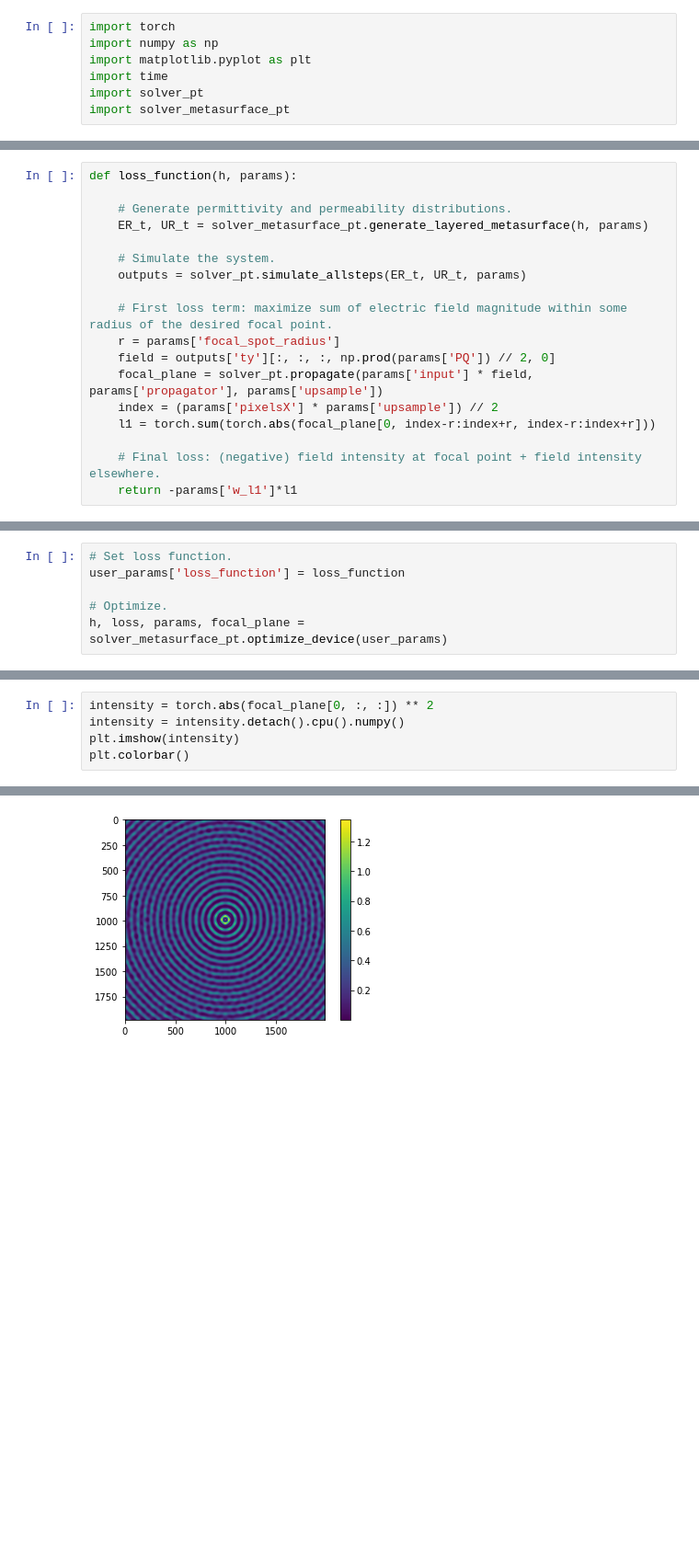
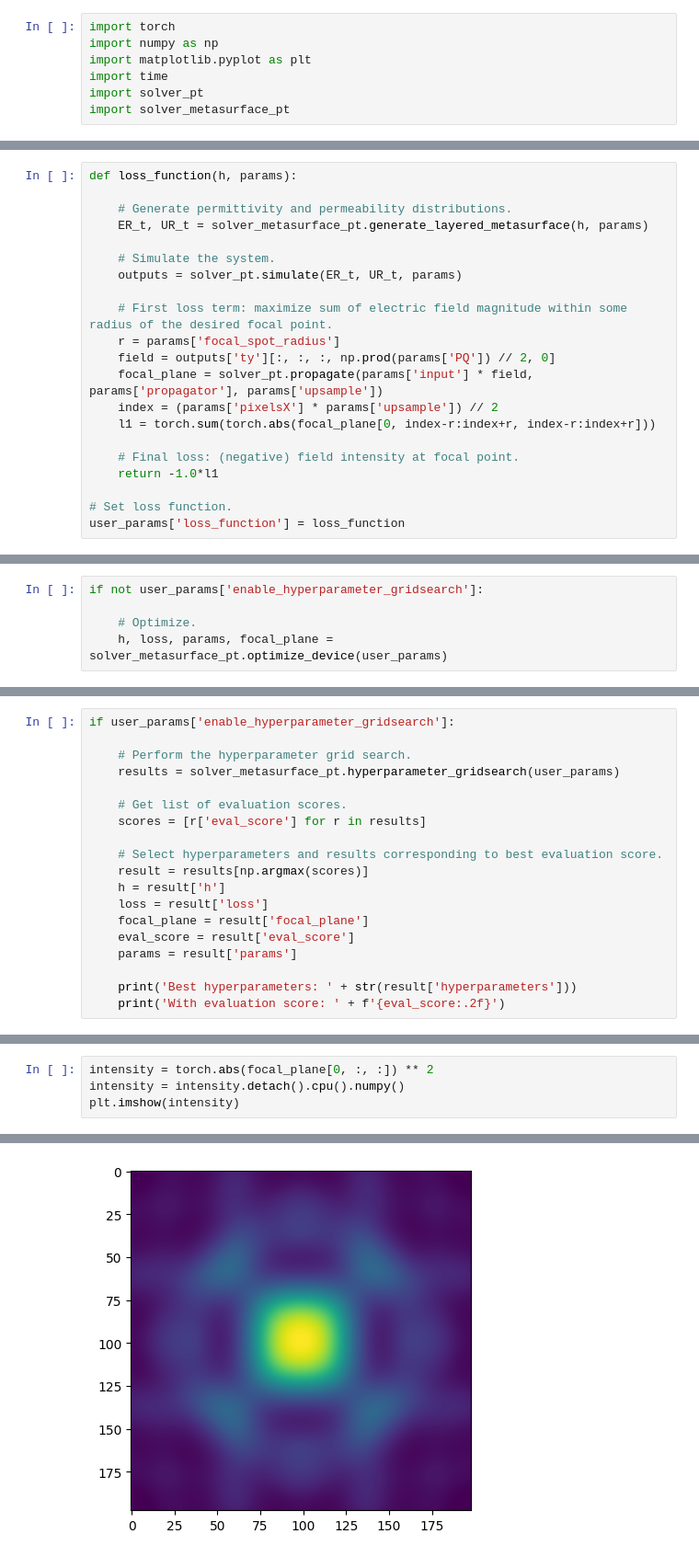
Before and after one commit to deveringham/metalens_optimization, a Jupyter notebook: farfield_optimization_pytorch.ipynb, the cells around one changed output, grey strips where cells are left out. Shown: that part at 92% size. Drawn from its saved outputs; the diff is of its cells as text; blank space fills up the shorter version.

```diff
--- a/farfield_optimization_pytorch.ipynb
+++ b/farfield_optimization_pytorch.ipynb
@@ -106,7 +180,7 @@ def loss_function(h, params):
     ER_t, UR_t = solver_metasurface_pt.generate_layered_metasurface(h, params)
 
     # Simulate the system.
-    outputs = solver_pt.simulate_allsteps(ER_t, UR_t, params)
+    outputs = solver_pt.simulate(ER_t, UR_t, params)
 
     # First loss term: maximize sum of electric field magnitude within some radius of the desired focal point.
     r = params['focal_spot_radius']
@@ -115,6 +189,9 @@ def loss_function(h, params):
     index = (params['pixelsX'] * params['upsample']) // 2
     l1 = torch.sum(torch.abs(focal_plane[0, index-r:index+r, index-r:index+r]))
 
-    # Final loss: (negative) field intensity at focal point + field intensity elsewhere.
-    return -params['w_l1']*l1
+    # Final loss: (negative) field intensity at focal point.
+    return -1.0*l1
+
+# Set loss function.
+user_params['loss_function'] = loss_function
 # %% [markdown]
@@ -122,7 +201,6 @@ def loss_function(h, params):
 # %%
-# Set loss function.
-user_params['loss_function'] = loss_function
+if not user_params['enable_hyperparameter_gridsearch']:
 
-# Optimize.
-h, loss, params, focal_plane = solver_metasurface_pt.optimize_device(user_params)
+    # Optimize.
+    h, loss, params, focal_plane = solver_metasurface_pt.optimize_device(user_params)
 # %% [output]
@@ -129,0 +210,19 @@ h, loss, params, focal_plane = solver_metasurface_pt.optimize_device(user_params
+# %%
+if user_params['enable_hyperparameter_gridsearch']:
+
+    # Perform the hyperparameter grid search.
+    results = solver_metasurface_pt.hyperparameter_gridsearch(user_params)
+
+    # Get list of evaluation scores.
+    scores = [r['eval_score'] for r in results]
+
+    # Select hyperparameters and results corresponding to best evaluation score.
+    result = results[np.argmax(scores)]
+    h = result['h']
+    loss = result['loss']
+    focal_plane = result['focal_plane']
+    eval_score = result['eval_score']
+    params = result['params']
+
+    print('Best hyperparameters: ' + str(result['hyperparameters']))
+    print('With evaluation score: ' + f'{eval_score:.2f}')
@@ -131,5 +234,4 @@ h, loss, params, focal_plane = solver_metasurface_pt.optimize_device(user_params
 intensity = torch.abs(focal_plane[0, :, :]) ** 2
 intensity = intensity.detach().cpu().numpy()
 plt.imshow(intensity)
-plt.colorbar()
 # %% [output]
@@ -137 +239 @@ plt.colorbar()
-[figure, old version]
+[figure, new version]
```
Also changed, not shown: parts of 18 cells of this notebook, 20 other files.
